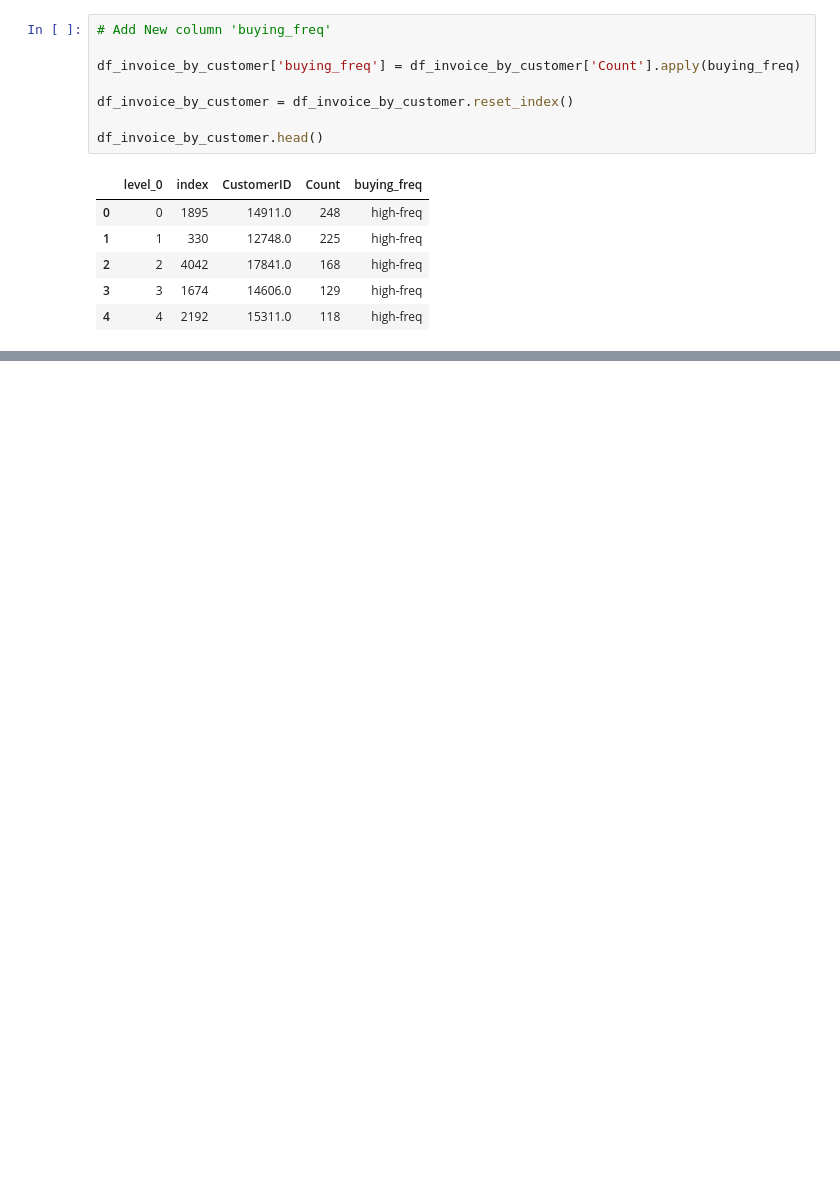
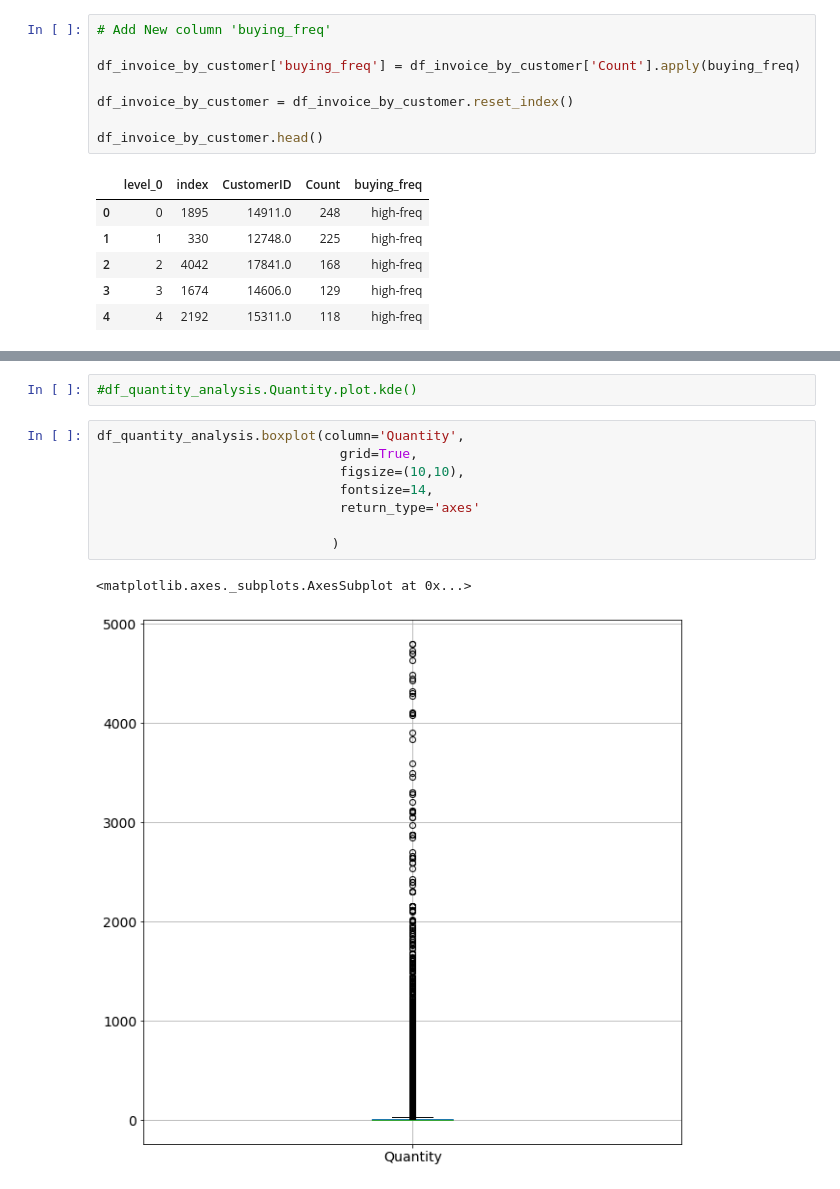
Before and after one commit to pillairajesh/Customer-Analytics, a Jupyter notebook: Customer Analytics - Buying Pattern Analysis.ipynb, the cells around one changed output, grey strips where cells are left out. Cells and saved outputs as stored; diff of their text form; blank space fills up the shorter version.

```diff
--- a/Customer Analytics - Buying Pattern Analysis.ipynb
+++ b/Customer Analytics - Buying Pattern Analysis.ipynb
@@ -98,0 +220,13 @@ df_invoice_by_customer.head()
+# %%
+#df_quantity_analysis.Quantity.plot.kde()
+# %%
+df_quantity_analysis.boxplot(column='Quantity',
+                               grid=True,
+                               figsize=(10,10),
+                               fontsize=14,
+                               return_type='axes'
+
+                              )
+# %% [output]
+<matplotlib.axes._subplots.AxesSubplot at 0x...>
+[figure, added]
```
Also changed, not shown: parts of 41 cells of this notebook.
